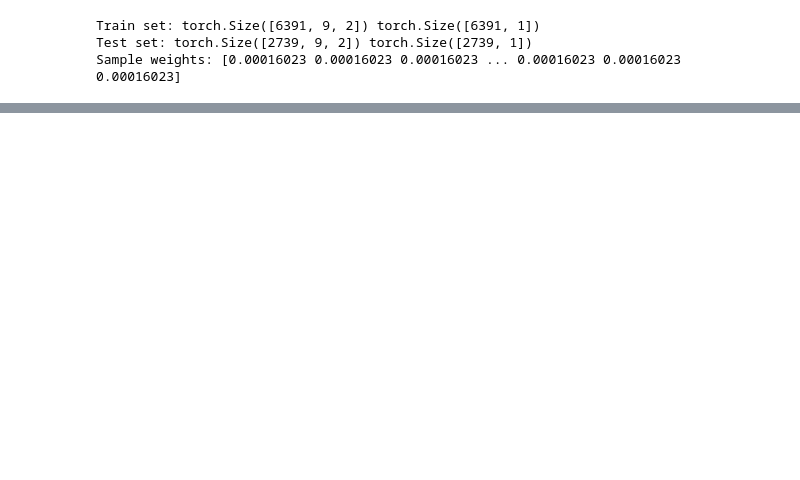
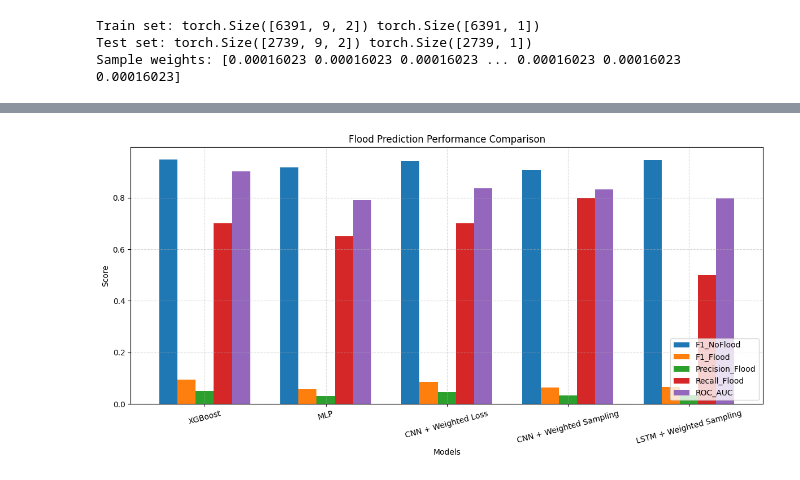
Before and after one commit to Kaos1105/flood-prediction, a Jupyter notebook: flood_model.ipynb, the cells around one changed output, grey strips where cells are left out. Saved outputs shown, nothing was run; the diff lists cells and outputs as text; code cells hidden in the pictures; blank space fills up the shorter version.

```diff
--- a/flood_model.ipynb
+++ b/flood_model.ipynb
@@ -399,7 +412,7 @@ def train_mlp_model(model, train_loader, test_loader, num_epochs=30):
 # Train the model
 # ----------------------------
 mlp_model = MLPClassifier(input_dim=X_train.shape[1])
-train_mlp_losses, val_mlp_losses = train_mlp_model(mlp_model, mlp_train_loader, mlp_test_loader)
+train_mlp_losses, val_mlp_losses = train_model(mlp_model, mlp_train_loader, mlp_test_loader)
 
 # -----------------------------------------
 # Evaluation
@@ -629,10 +606,10 @@ Sample weights: [0.00016023 0.00016023 0.00016023 ... 0.00016023 0.00016023 0.00
 # Re-Train the model
 # ----------------------------
 cnn_model = CNN1DClassifier(in_channels=num_features_per_step, sequence_length=WINDOW_SIZE)
-train_cnn_losses, val_cnn_losses = train_cnn_model(cnn_model, cnn_train_loader, cnn_test_loader, num_epochs=30, pos_weight=None)
+train_cnn_losses, val_cnn_losses = train_model(cnn_model, cnn_train_loader, cnn_test_loader)
 # -----------------------------------------
 # Evaluation
 # -----------------------------------------
 plot_learning(train_cnn_losses, val_cnn_losses, cnn_model)
-cnn_results = evaluate_model(cnn_model, cnn_X_test_tensor, cnn_y_test_tensor)
+weighted_data_cnn_results = evaluate_model(cnn_model, cnn_X_test_tensor, cnn_y_test_tensor)
 # %% [output]
@@ -659,0 +756,50 @@ ROC AUC: 0.8256712026480324
+# %%
+import matplotlib.pyplot as plt
+import numpy as np
+
+def compare_results():
+    # Collect results
+    model_names = [
+        "XGBoost",
+        "MLP",
+        "CNN + Weighted Loss",
+        "CNN + Weighted Sampling",
+        "LSTM + Weighted Sampling"
+    ]
+
+    metrics = ["F1_NoFlood", "F1_Flood", "Precision_Flood", "Recall_Flood", "ROC_AUC"]
+
+    results = [
+        xgboots_results,
+        mlp_results,
+        weighted_loss_cnn_results,
+        weighted_data_cnn_results,
+        weighted_data_lstm_results
+    ]
+
+    # Prepare values for each metric
+    metric_values = {metric: [model[metric] for model in results] for metric in metrics}
+
+    # Plot grouped bar chart
+    x = np.arange(len(model_names))  # model indices
+    width = 0.15
+
+    fig, ax = plt.subplots(figsize=(12, 6))
+
+    for i, metric in enumerate(metrics):
+        ax.bar(x + i * width, metric_values[metric], width, label=metric)
+
+    ax.set_xlabel("Models")
+    ax.set_ylabel("Score")
+    ax.set_title("Flood Prediction Performance Comparison")
+    ax.set_xticks(x + width * (len(metrics) - 1) / 2)
+    ax.set_xticklabels(model_names, rotation=15)
+    ax.legend(loc="lower right")
+    ax.grid(True, linestyle="--", alpha=0.5)
+
+    plt.tight_layout()
+    plt.show()
+
+compare_results()
+# %% [output]
+[figure, added]
```
Also changed, not shown: parts of 13 cells of this notebook.
